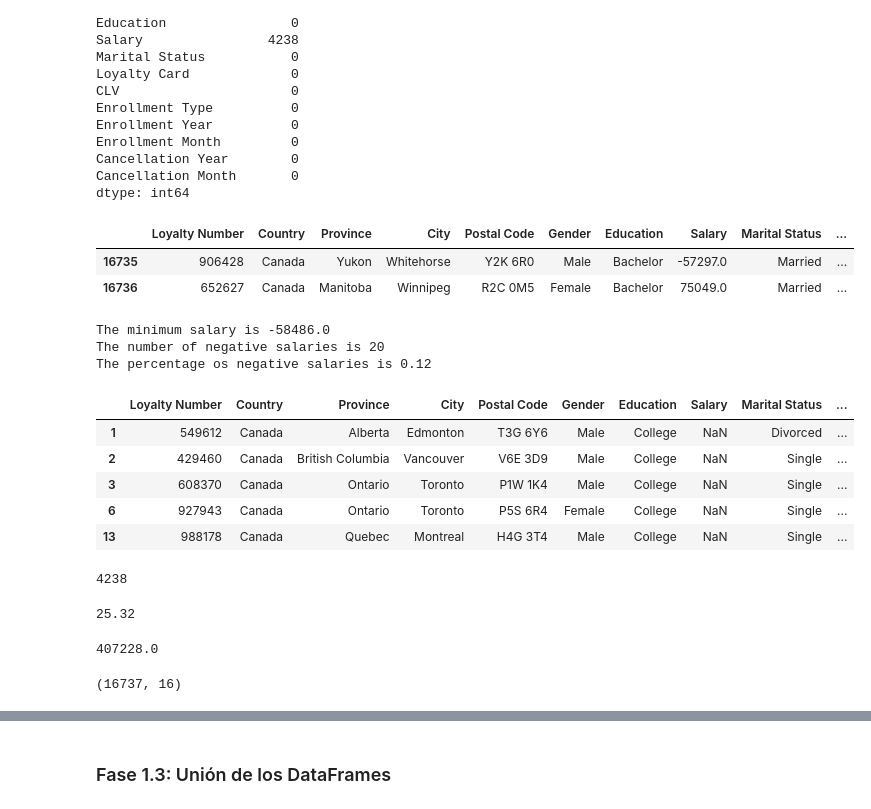
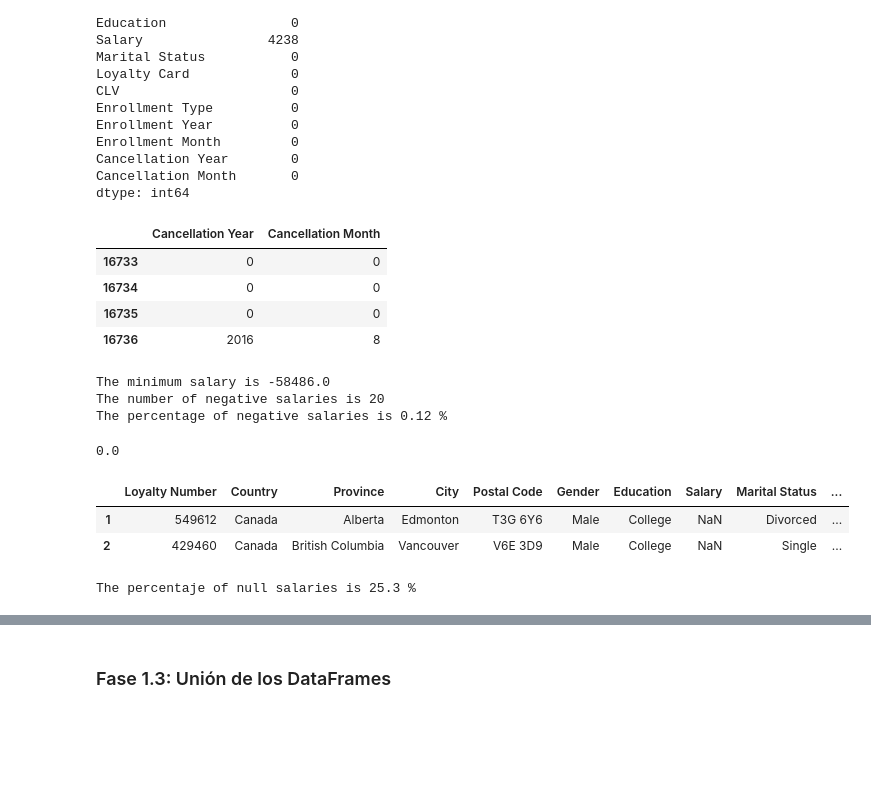
Before and after one commit to Adalab/bda-modulo-3-evaluacion-final-afcampillo, a Jupyter notebook: M3_TransformandoDatos_Evaluacion.ipynb, the cells around one changed output, grey strips where cells are left out. Cells and saved outputs as stored; diff of their text form; code cells hidden in the pictures; blank space fills up the shorter version.

```diff
--- a/M3_TransformandoDatos_Evaluacion.ipynb
+++ b/M3_TransformandoDatos_Evaluacion.ipynb
@@ -870,12 +850,16 @@ Enrollment Month         0
 Cancellation Year        0
 Cancellation Month       0
 dtype: int64
-# %%
-df_loyalty_customer.tail(2)
-# %% [output]
-|  | Loyalty Number | Country | Province | City | Postal Code | Gender | Education | Salary | Marital Status | ... |
-| 16735 | 906428 | Canada | Yukon | Whitehorse | Y2K 6R0 | Male | Bachelor | -57297.0 | Married | ... |
-| 16736 | 652627 | Canada | Manitoba | Winnipeg | R2C 0M5 | Female | Bachelor | 75049.0 | Married | ... |
+# %%
+# Visualizamos algunos registros para comprobar que se ha hecho el cambio
+
+df_loyalty_customer.loc[:,['Cancellation Year', 'Cancellation Month']].tail(4)
+# %% [output]
+|  | Cancellation Year | Cancellation Month |
+| 16733 | 0 | 0 |
+| 16734 | 0 | 0 |
+| 16735 | 0 | 0 |
+| 16736 | 2016 | 8 |
 # %%
 # Limpieza de valores negativos en el salario
 
@@ -883,46 +867,37 @@ print(f'The minimum salary is {df_loyalty_customer['Salary'].min()}')
 
 print(f'The number of negative salaries is {df_loyalty_customer[df_loyalty_customer['Salary']<0].shape[0]}')
 
-print(f'The percentage os negative salaries is {round(df_loyalty_customer[df_loyalty_customer['Salary']<0].shape[0]/df_loyalty_customer.shape[0]*100, 2)}')
+print(f'The percentage of negative salaries is {round(df_loyalty_customer[df_loyalty_customer['Salary']<0].shape[0]/df_loyalty_customer.shape[0]*100, 2)} %')
 # %% [output]
 The minimum salary is -58486.0
 The number of negative salaries is 20
-The percentage os negative salaries is 0.12
+The percentage of negative salaries is 0.12 %
 # %%
 # Dado que los salarios negativos son claramente un error y que su porcentaje es muy pequeño, los convertimos a NaN y de esta
 # forma podremos gestionarlos con los mismos.
 
-Con apply
+df_loyalty_customer['Salary'] = df_loyalty_customer['Salary'].apply(lambda x: 0 if x < 0 else x)
+
+# Comprobamos que no existen valores negativos
+
+df_loyalty_customer['Salary'].min()
+# %% [output]
+0.0
 # %%
 # Limpieza de nulos en la columna de salarios
 # Estudiamos los nulos de la columa de salario
 df_null_salary = df_loyalty_customer[df_loyalty_customer['Salary'].isnull()]
-df_null_salary.head()
+df_null_salary.head(2)
 # %% [output]
 |  | Loyalty Number | Country | Province | City | Postal Code | Gender | Education | Salary | Marital Status | ... |
 | 1 | 549612 | Canada | Alberta | Edmonton | T3G 6Y6 | Male | College | NaN | Divorced | ... |
 | 2 | 429460 | Canada | British Columbia | Vancouver | V6E 3D9 | Male | College | NaN | Single | ... |
-| 3 | 608370 | Canada | Ontario | Toronto | P1W 1K4 | Male | College | NaN | Single | ... |
-| 6 | 927943 | Canada | Ontario | Toronto | P5S 6R4 | Female | College | NaN | Single | ... |
-| 13 | 988178 | Canada | Quebec | Montreal | H4G 3T4 | Male | College | NaN | Single | ... |
-# %%
-# Calculamos el porcentaje de nulos
-
-df_null_salary.isnull().sum()['Salary']
-# %% [output]
-4238
-# %%
-round(df_null_salary.isnull().sum()['Salary']/df_loyalty_customer.shape[0]*100,2)
-
-# El porcentaje de nulos es muy elevado
-# %% [output]
-25.32
-# %%
-df_loyalty_customer['Salary'].max()
-# %% [output]
-407228.0
-# %%
-df_loyalty_customer.shape
-# %% [output]
-(16737, 16)
+# %%
+# Calculamos el porcentaje de nulos
+
+print(f'The percentaje of null salaries is {round(df_null_salary.isnull().sum()['Salary']/df_loyalty_customer.shape[0]*100,1)} %')
+
+# Dado que el porcentaje de nulos es tan elevado vamos a ver si guarda relación con alguna variabla del DataFrame
+# %% [output]
+The percentaje of null salaries is 25.3 %
 # %%
```
Also changed, not shown: parts of 13 cells of this notebook, 1 other file.
